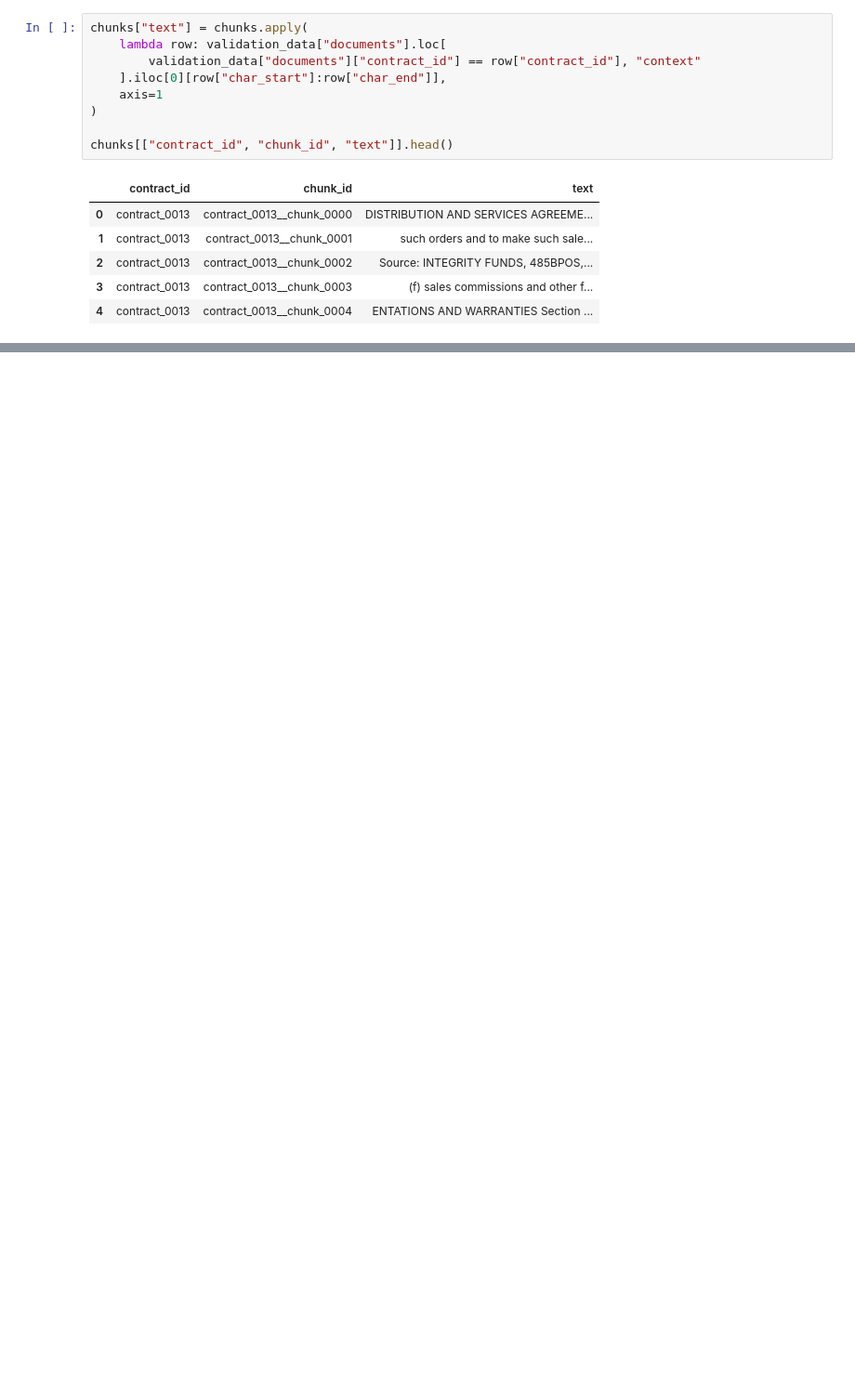
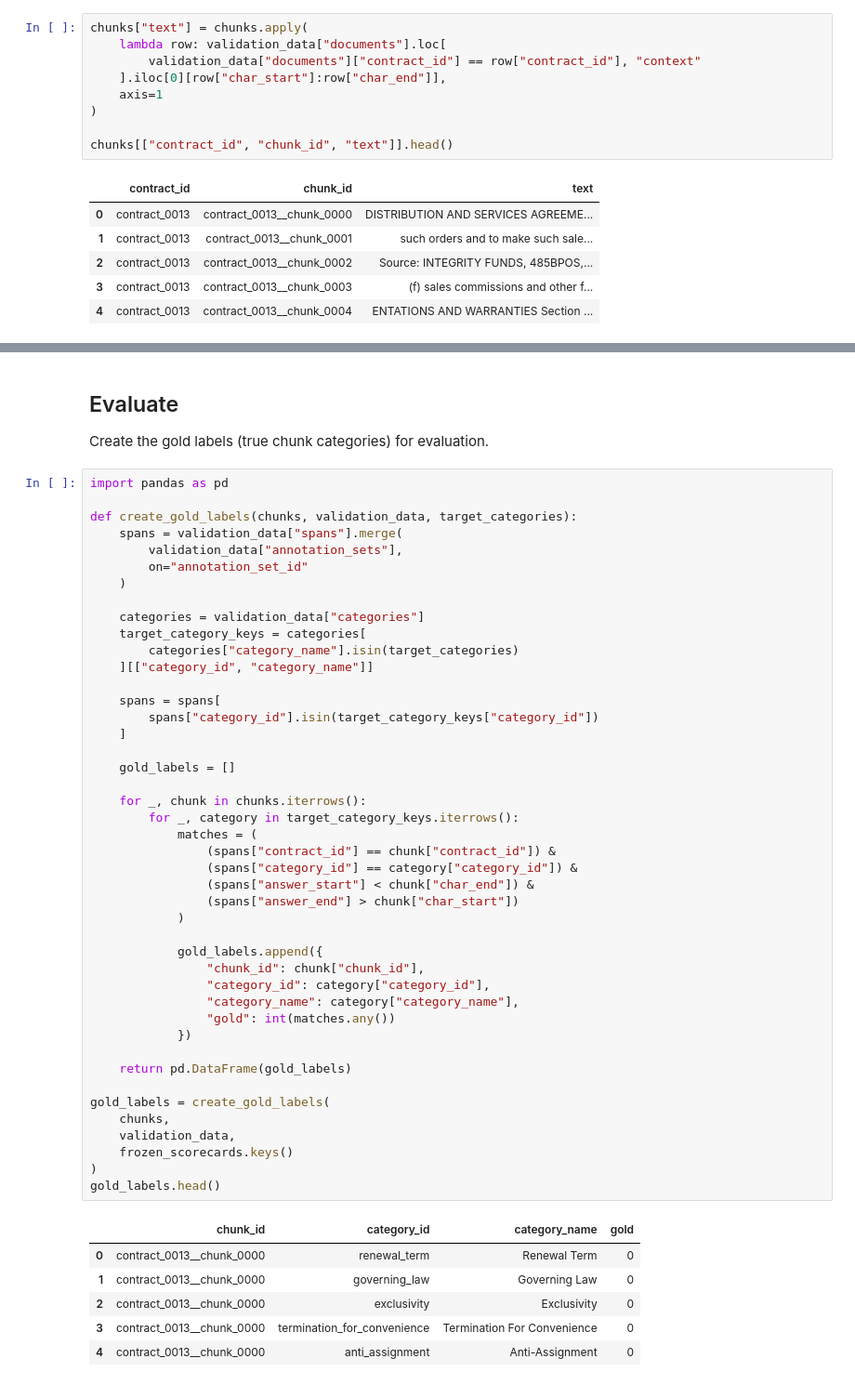
Before and after one commit to Break-Through-Tech/Accenture-1O-contract-review-challenge, a Jupyter notebook: notebooks/task11_keyword_baseline.ipynb, the cells around one changed output, grey strips where cells are left out. Shown at 93% size. Cells and saved outputs as stored; diff of their text form; blank space fills up the shorter version.

```diff
--- a/notebooks/task11_keyword_baseline.ipynb
+++ b/notebooks/task11_keyword_baseline.ipynb
@@ -1703,0 +1656,55 @@ sum(r["score"] > 0 for r in results)
+# %% [markdown]
+## Evaluate
+
+Create the gold labels (true chunk categories) for evaluation.
+# %%
+import pandas as pd
+
+def create_gold_labels(chunks, validation_data, target_categories):
+    spans = validation_data["spans"].merge(
+        validation_data["annotation_sets"],
+        on="annotation_set_id"
+    )
+
+    categories = validation_data["categories"]
+    target_category_keys = categories[
+        categories["category_name"].isin(target_categories)
+    ][["category_id", "category_name"]]
+
+    spans = spans[
+        spans["category_id"].isin(target_category_keys["category_id"])
+    ]
+
+    gold_labels = []
+
+    for _, chunk in chunks.iterrows():
+        for _, category in target_category_keys.iterrows():
+            matches = (
+                (spans["contract_id"] == chunk["contract_id"]) &
+                (spans["category_id"] == category["category_id"]) &
+                (spans["answer_start"] < chunk["char_end"]) &
+                (spans["answer_end"] > chunk["char_start"])
+            )
+
+            gold_labels.append({
+                "chunk_id": chunk["chunk_id"],
+                "category_id": category["category_id"],
+                "category_name": category["category_name"],
+                "gold": int(matches.any())
+            })
+
+    return pd.DataFrame(gold_labels)
+
+gold_labels = create_gold_labels(
+    chunks,
+    validation_data,
+    frozen_scorecards.keys()
+)
+gold_labels.head()
+# %% [output]
+|  | chunk_id | category_id | category_name | gold |
+| 0 | contract_0013__chunk_0000 | renewal_term | Renewal Term | 0 |
+| 1 | contract_0013__chunk_0000 | governing_law | Governing Law | 0 |
+| 2 | contract_0013__chunk_0000 | exclusivity | Exclusivity | 0 |
+| 3 | contract_0013__chunk_0000 | termination_for_convenience | Termination For Convenience | 0 |
+| 4 | contract_0013__chunk_0000 | anti_assignment | Anti-Assignment | 0 |
```
Also changed, not shown: parts of 22 cells of this notebook, 5 other files.
